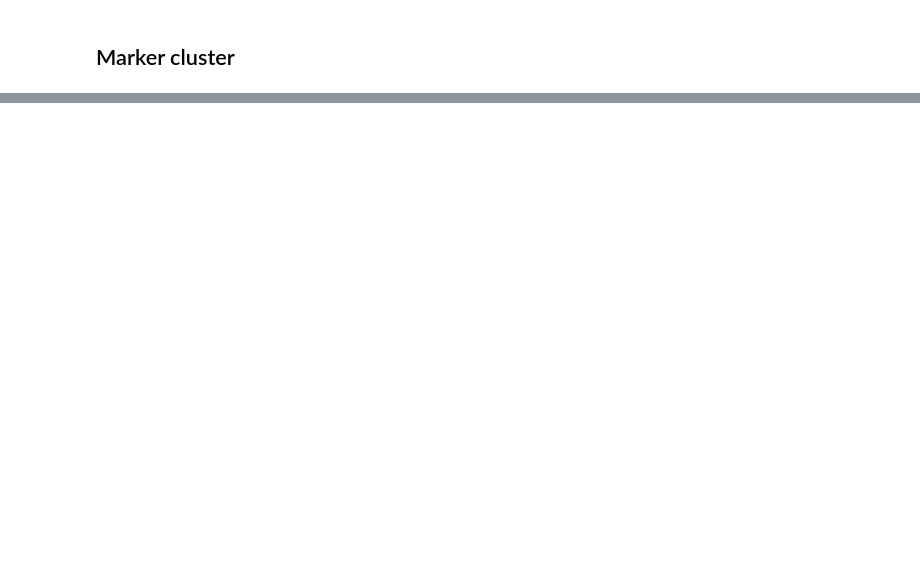
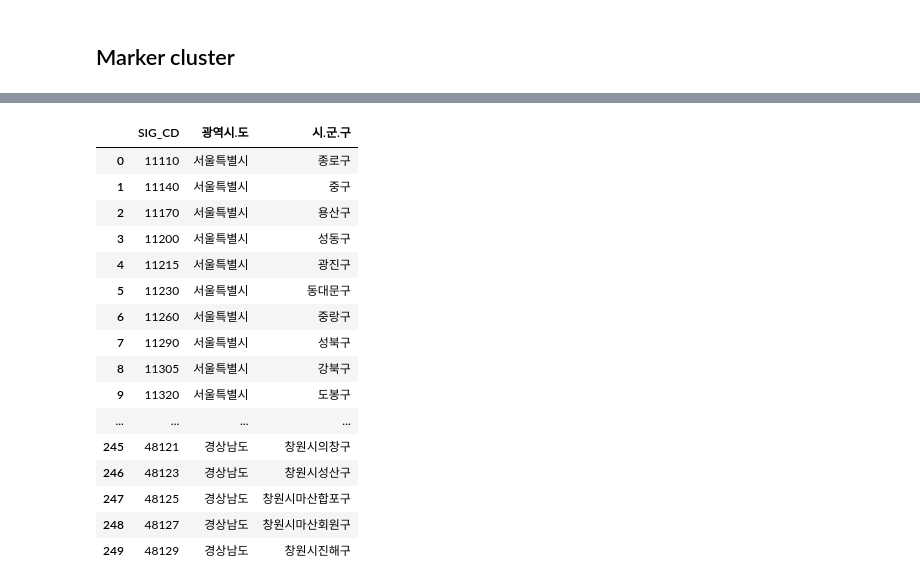
Before and after one commit to hana-dool/2102_JSproject, a Jupyter notebook: Preprocessinng.ipynb, the cells around one changed output, grey strips where cells are left out. Drawn from its saved outputs; the diff is of its cells as text; code cells hidden in the pictures; blank space fills up the shorter version.

```diff
--- a/Preprocessinng.ipynb
+++ b/Preprocessinng.ipynb
@@ -609,0 +760,21 @@ map_gangnam_temp
+# %%
+# 이것으로 수정을 해야한다.
+region2
+# %% [output]
+|  | SIG_CD | 광역시.도 | 시.군.구 |
+| 0 | 11110 | 서울특별시 | 종로구 |
+| 1 | 11140 | 서울특별시 | 중구 |
+| 2 | 11170 | 서울특별시 | 용산구 |
+| 3 | 11200 | 서울특별시 | 성동구 |
+| 4 | 11215 | 서울특별시 | 광진구 |
+| 5 | 11230 | 서울특별시 | 동대문구 |
+| 6 | 11260 | 서울특별시 | 중랑구 |
+| 7 | 11290 | 서울특별시 | 성북구 |
+| 8 | 11305 | 서울특별시 | 강북구 |
+| 9 | 11320 | 서울특별시 | 도봉구 |
+| ... | ... | ... | ... |
+| 245 | 48121 | 경상남도 | 창원시의창구 |
+| 246 | 48123 | 경상남도 | 창원시성산구 |
+| 247 | 48125 | 경상남도 | 창원시마산합포구 |
+| 248 | 48127 | 경상남도 | 창원시마산회원구 |
+| 249 | 48129 | 경상남도 | 창원시진해구 |
```
Also changed, not shown: parts of 26 cells of this notebook, 10 other files.
